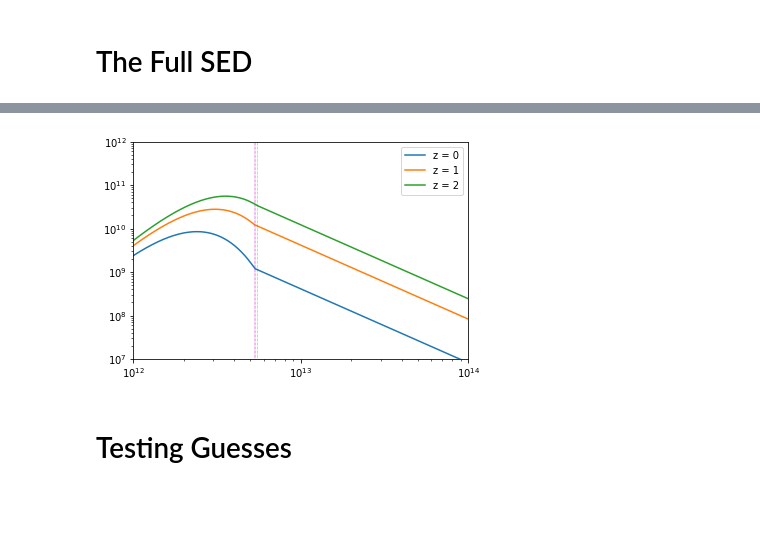
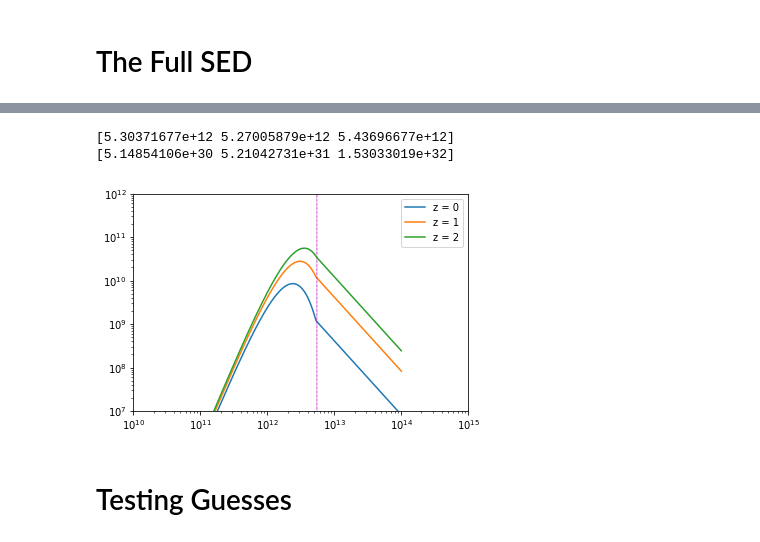
Before and after one commit to simonsobs/hmvec, a Jupyter notebook: cib_testing.ipynb, the cells around one changed output, grey strips where cells are left out. Drawn from its saved outputs; the diff is of its cells as text; code cells hidden in the pictures; blank space fills up the shorter version.

```diff
--- a/cib_testing.ipynb
+++ b/cib_testing.ipynb
@@ -149,7 +149,7 @@ def sed(nu_obs, z, plot=False, beta=1.75, gamma=1.7, alpha=0.36):
             plt.xscale('log')
             plt.yscale('log')
             plt.ylim([1e7, 1e12])
-            plt.xlim([1e12, 1e14])
+            plt.xlim([1e10, 1e15])
             plt.legend()
 
 nu_obs = np.array([353.0e9])
@@ -161,4 +160,6 @@ sed(nu_obs, redshifts, plot=True)
+[5.30371677e+12 5.27005879e+12 5.43696677e+12]
+[5.14854106e+30 5.21042731e+31 1.53033019e+32]
-[figure, old version]
+[figure, new version]
 # %% [markdown]
 # Testing Guesses
 # %%
```
Also changed, not shown: parts of 1 cell of this notebook, 2 other files.
